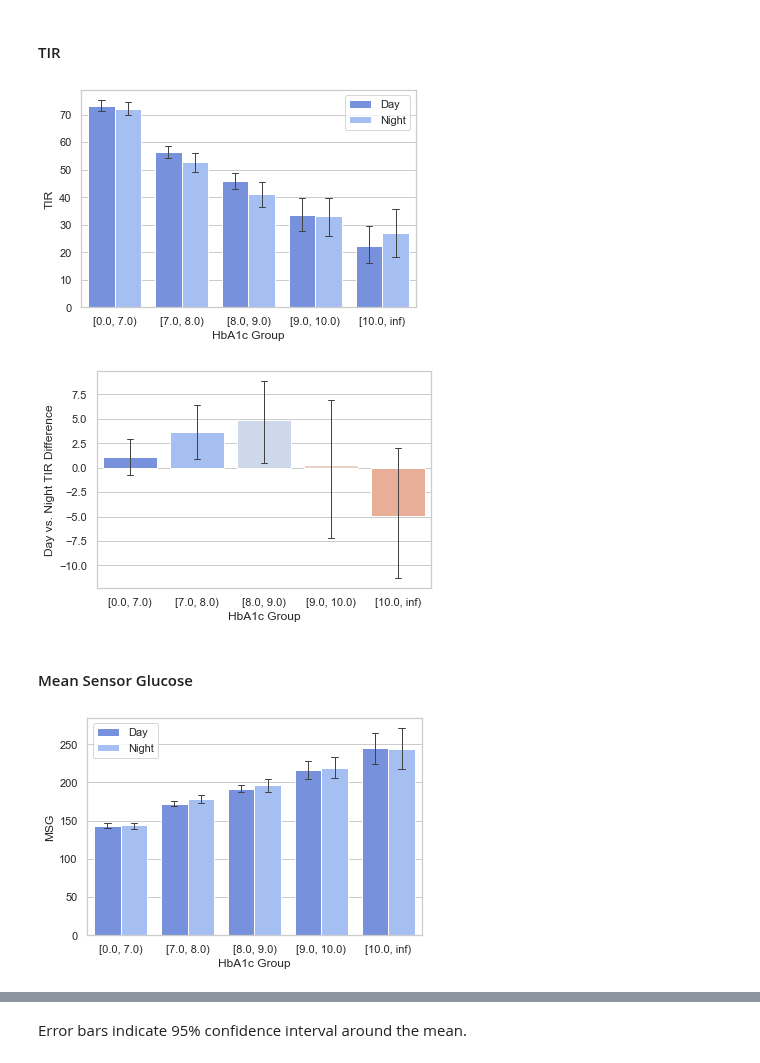
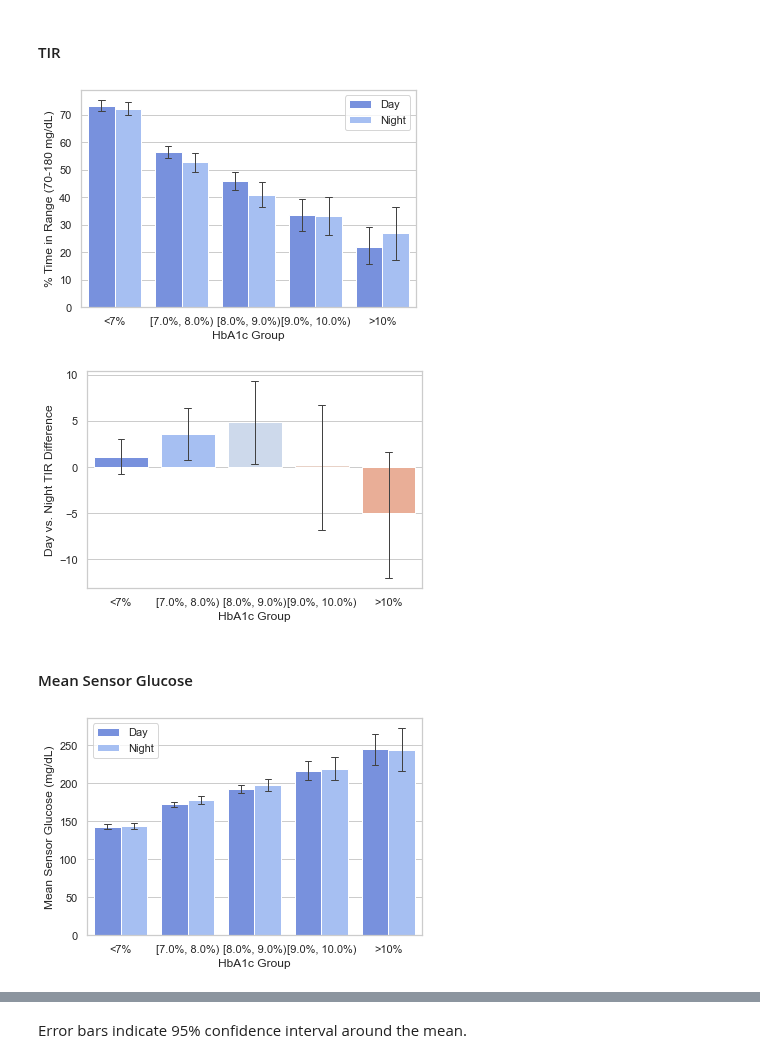
Before and after one commit to childhealthbiostatscore/BDC-Code, a Jupyter notebook: Viral Shah/Day and Night CGM/day_night_cgm_jdrf.ipynb, the cells around one changed output, grey strips where cells are left out. Saved outputs shown, nothing was run; the diff lists cells and outputs as text; code cells hidden in the pictures.

Commit message:
Update day_night_cgm_jdrf.ipynb
TIR 70 - 180

```diff
--- a/Viral Shah/Day and Night CGM/day_night_cgm_jdrf.ipynb
+++ b/Viral Shah/Day and Night CGM/day_night_cgm_jdrf.ipynb
@@ -7,7 +7,7 @@ import statsmodels.formula.api as smf
 import statsmodels.api as sm
 from patsy import dmatrices
 from tableone import TableOne
-wd = '/Users/timvigers/Dropbox/Work/Viral Shah/Day and Night CGM/'
+wd = '/Volumes/PEDS/RI Biostatistics Core/Shared/Shared Projects/Laura/BDC/Projects/Viral Shah/Day and Night CGM/'
 sns.set_theme(style="whitegrid")
 sns.set_palette("coolwarm")
 # %%
@@ -31,7 +31,8 @@ df.reset_index(inplace=True,drop=True)
 - CGM with < 70% wear were excluded.
 # %%
 # Split into HbA1c groups
-df['a1c_group'] = pd.cut(df['a1c'],[0,7,8,9,10,float('inf')],right=False)
+df['a1c_group'] = pd.cut(df['a1c'],[0,7,8,9,10,float('inf')],labels = ["<7%","[7.0%, 8.0%)","[8.0%, 9.0%)","[9.0%, 10.0%)",">10%"],right=False)
+
 # Difference between day and night
 df['tir_diff'] = df['day_tir'] - df['night_tir']
 df['mbg_diff'] = df['day_mbg'] - df['night_mbg']
@@ -62,18 +63,18 @@ TableOne(df, columns, groupby = group)
 # %%
 # Wide to long
 plot_df = df.melt(id_vars=['a1c','a1c_group'],value_vars=['day_tir','night_tir'], value_name='TIR')
 plot_df['variable'].replace({'day_tir':'Day','night_tir':'Night'},inplace=True)
 # Plot
 plot = sns.barplot(x='a1c_group',y='TIR',hue='variable',data=plot_df,capsize=.1,errwidth=1)
-plot.set(xlabel='HbA1c Group')
+plot.set(xlabel='HbA1c Group',ylabel='% Time in Range (70-180 mg/dL)')
 plot.legend(title='');
 # %% [output]
-[figure, old version]
+[figure, new version]
 # %%
 plot = sns.barplot(x='a1c_group',y='tir_diff',data=df,capsize=.1,errwidth=1)
 plot.set(xlabel='HbA1c Group',ylabel='Day vs. Night TIR Difference');
 # %% [output]
-[figure, old version]
+[figure, new version]
 # %% [markdown]
 #### Mean Sensor Glucose
 # %%
@@ -82,10 +83,10 @@ plot_df = df.melt(id_vars=['a1c','a1c_group'],value_vars=['day_mbg','night_mbg']
 plot_df['variable'].replace({'day_mbg':'Day','night_mbg':'Night'},inplace=True)
 # Plot
 plot = sns.barplot(x='a1c_group',y='MSG',hue='variable',data=plot_df,capsize=.1,errwidth=1)
-plot.set(xlabel='HbA1c Group')
+plot.set(xlabel='HbA1c Group',ylabel='Mean Sensor Glucose (mg/dL)')
 plot.legend(title='');
 # %% [output]
-[figure, old version]
+[figure, new version]
 # %%
 plot = sns.barplot(x='a1c_group',y='mbg_diff',data=df,capsize=.1,errwidth=1)
 plot.set(xlabel='HbA1c Group',ylabel='Day vs. Night SG Difference');
```
Also changed, not shown: parts of 8 cells of this notebook.
